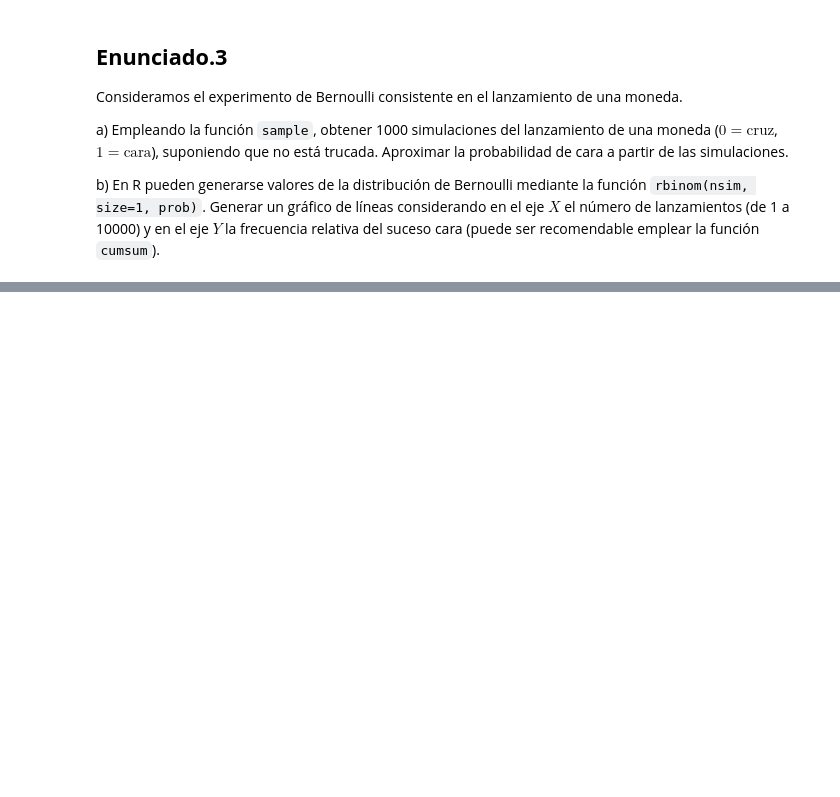
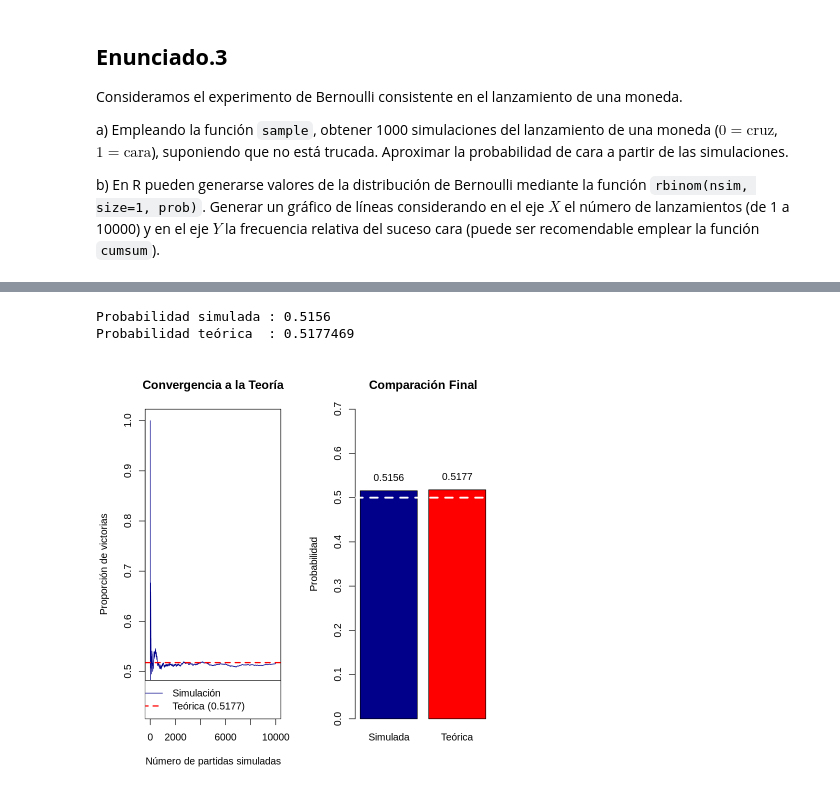
Before and after one commit to Nicolas-Bernal/Simulacion-Estadistica, a Jupyter notebook: Primer Corte/01_El_Problema_del_Coleccionista_de_Cromos_.ipynb, the cells around one changed output, grey strips where cells are left out. Saved outputs shown, nothing was run; the diff lists cells and outputs as text; code cells hidden in the pictures; blank space fills up the shorter version.

```diff
--- a/Primer Corte/01_El_Problema_del_Coleccionista_de_Cromos_.ipynb
+++ b/Primer Corte/01_El_Problema_del_Coleccionista_de_Cromos_.ipynb
@@ -181,0 +256,51 @@ b) En R pueden generarse valores de la distribución de Bernoulli mediante la fu
+# %%
+
+set.seed(123)
+
+simular_dados = function(n = 4) {
+
+  # Lanzamos n dados (números del 1 al 6)
+  lanzamientos = sample(1:6, size = n, replace = TRUE)
+
+  # Devuelve TRUE si al menos uno es 6, FALSE si ninguno lo es
+  return(any(lanzamientos == 6))
+
+}
+
+nsim = 10000
+n_lanzamientos = 4
+
+# 2. Replicar la función 10000 veces
+resultados = replicate(nsim, simular_dados(n = n_lanzamientos))
+
+prob_simulada <- mean(resultados)
+
+# 4. Calcular la probabilidad teórica: 1 - (5/6)^n
+prob_teorica <- 1 - (5/6)^n_lanzamientos
+
+
+cat("Probabilidad simulada :", prob_simulada, "\n")
+cat("Probabilidad teórica  :", prob_teorica, "\n")
+
+
+frec_acumulada = cumsum(resultados) / (1:nsim)
+
+par(mfrow = c(1, 2))
+# 1 grafico
+plot(1:nsim, frec_acumulada, type = "l", col = "darkblue",xlab = "Número de partidas simuladas", ylab = "Proporción de victorias",main = "Convergencia a la Teoría")
+abline(h = prob_teorica, col = "red", lty = 2, lwd = 2)
+legend("bottomright", legend = c("Simulación", "Teórica (0.5177)"),col = c("darkblue", "red"), lty = c(1, 2), lwd = c(1, 2))
+
+# 2 grafico
+
+prob_final = frec_acumulada[nsim]
+valores = c(prob_final, prob_teorica)
+nombres = c("Simulada", "Teórica")
+
+barras = barplot(valores, names.arg = nombres, col = c("darkblue", "red"),ylim = c(0, 0.7),main = "Comparación Final",ylab = "Probabilidad")
+text(barras, valores + 0.03, labels = round(valores, 4))
+abline(h = 0.5, lty = 2, col = "white",lwd = 3) w
+# %% [output]
+Probabilidad simulada : 0.5156
+Probabilidad teórica  : 0.5177469
+[figure, added]
```
Also changed, not shown: parts of 8 cells of this notebook.
